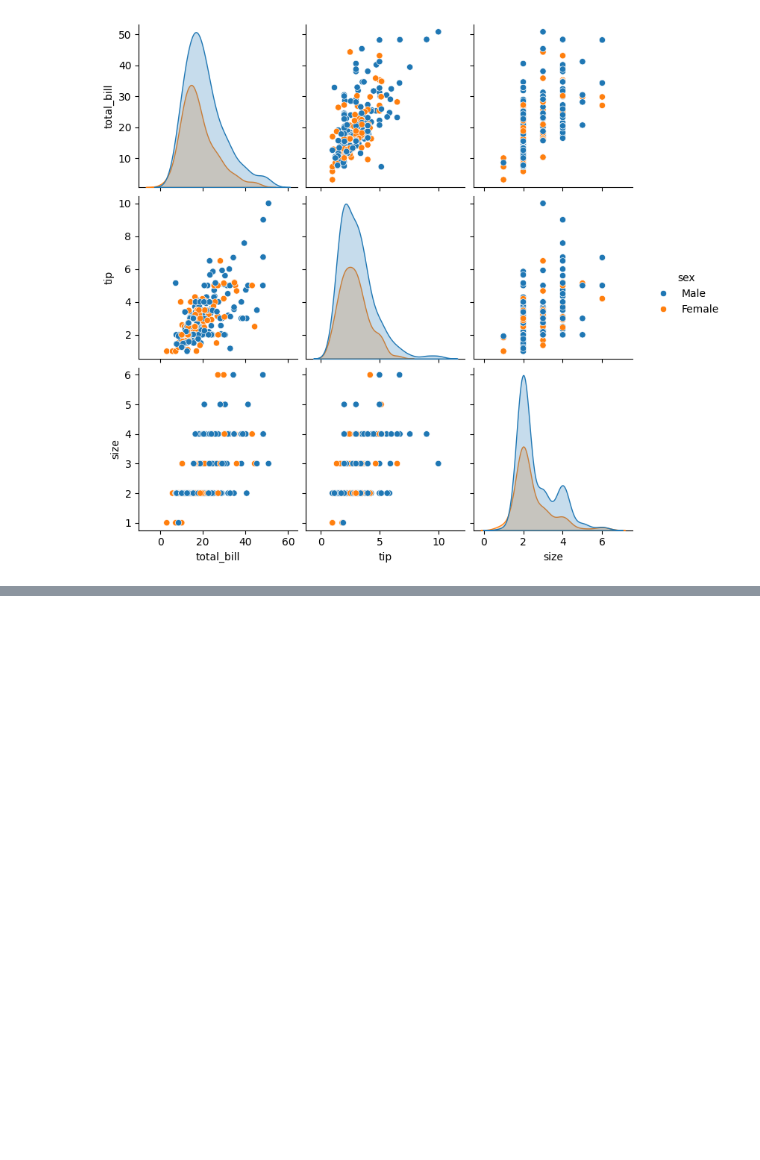
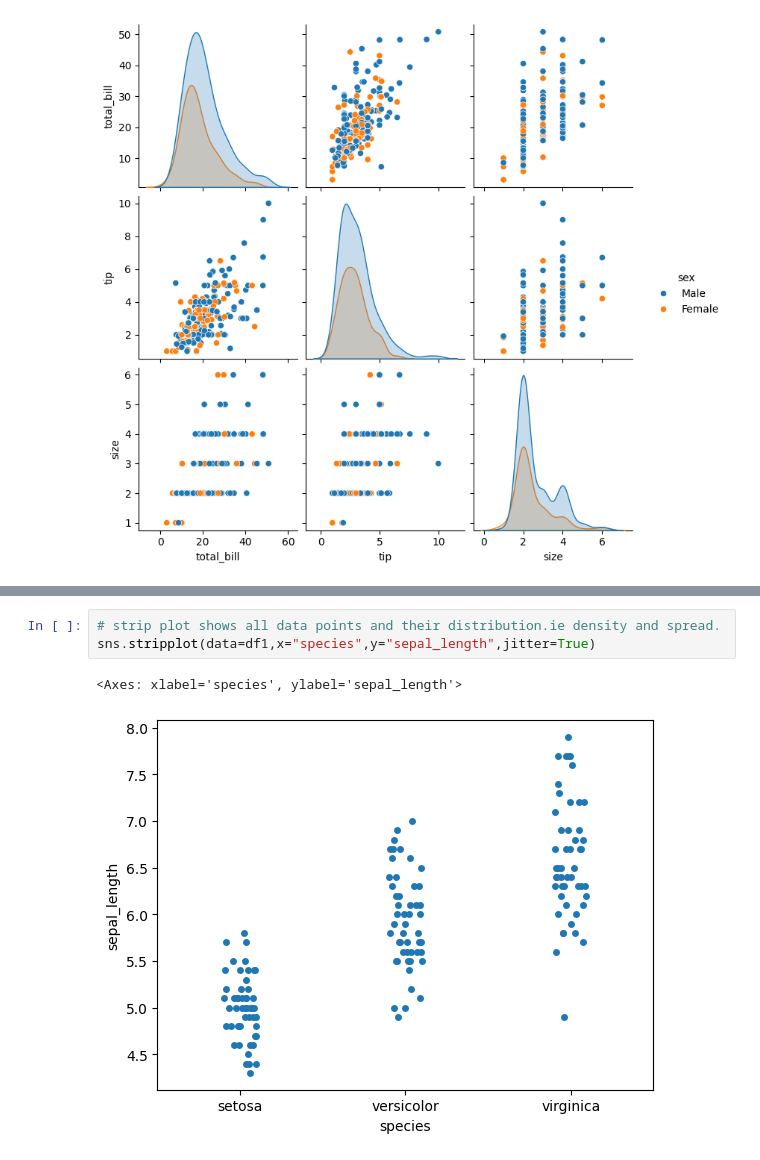
Before and after one commit to Priscilla-c179/Learn_Python_skills, a Jupyter notebook: seborn_session25.ipynb, the cells around one changed output, grey strips where cells are left out. Drawn from its saved outputs; the diff is of its cells as text; blank space fills up the shorter version.

```diff
--- a/seborn_session25.ipynb
+++ b/seborn_session25.ipynb
@@ -253,0 +291,6 @@ df1.head()
+# %%
+# strip plot shows all data points and their distribution.ie density and spread.
+sns.stripplot(data=df1,x="species",y="sepal_length",jitter=True)
+# %% [output]
+<Axes: xlabel='species', ylabel='sepal_length'>
+[figure, added]
```
Also changed, not shown: parts of 14 cells of this notebook.
